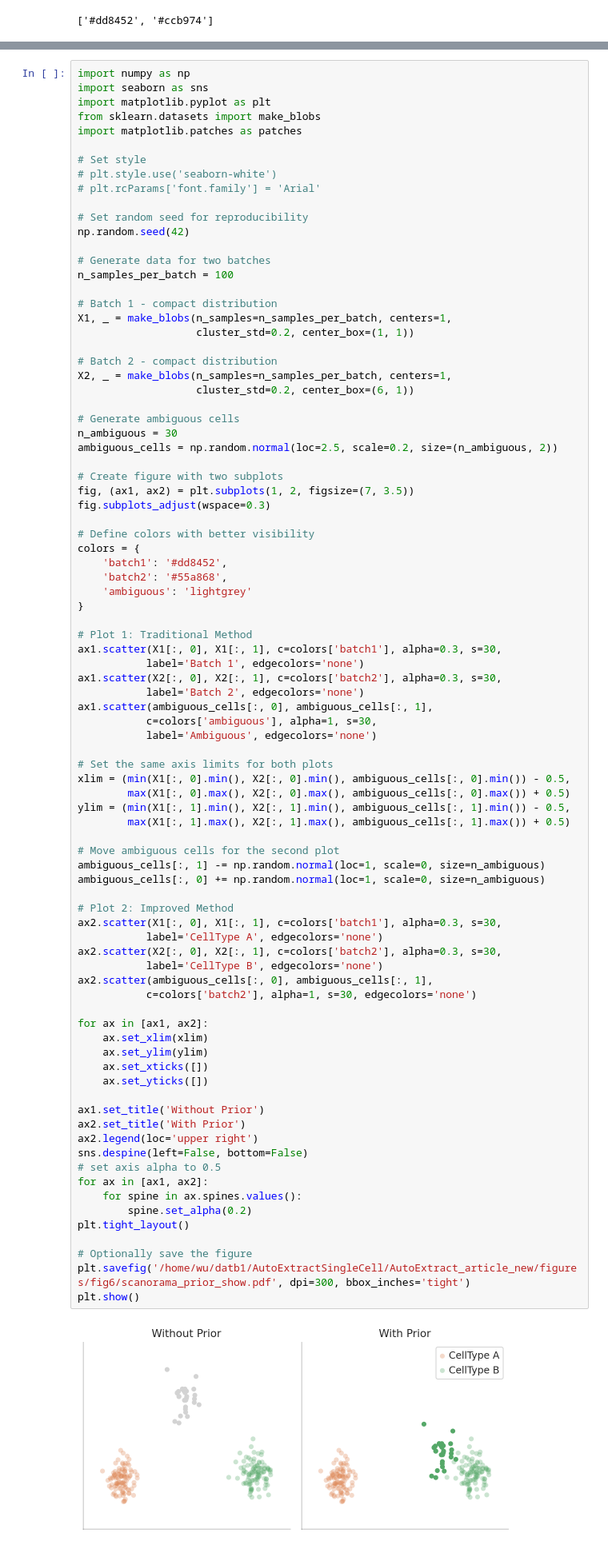
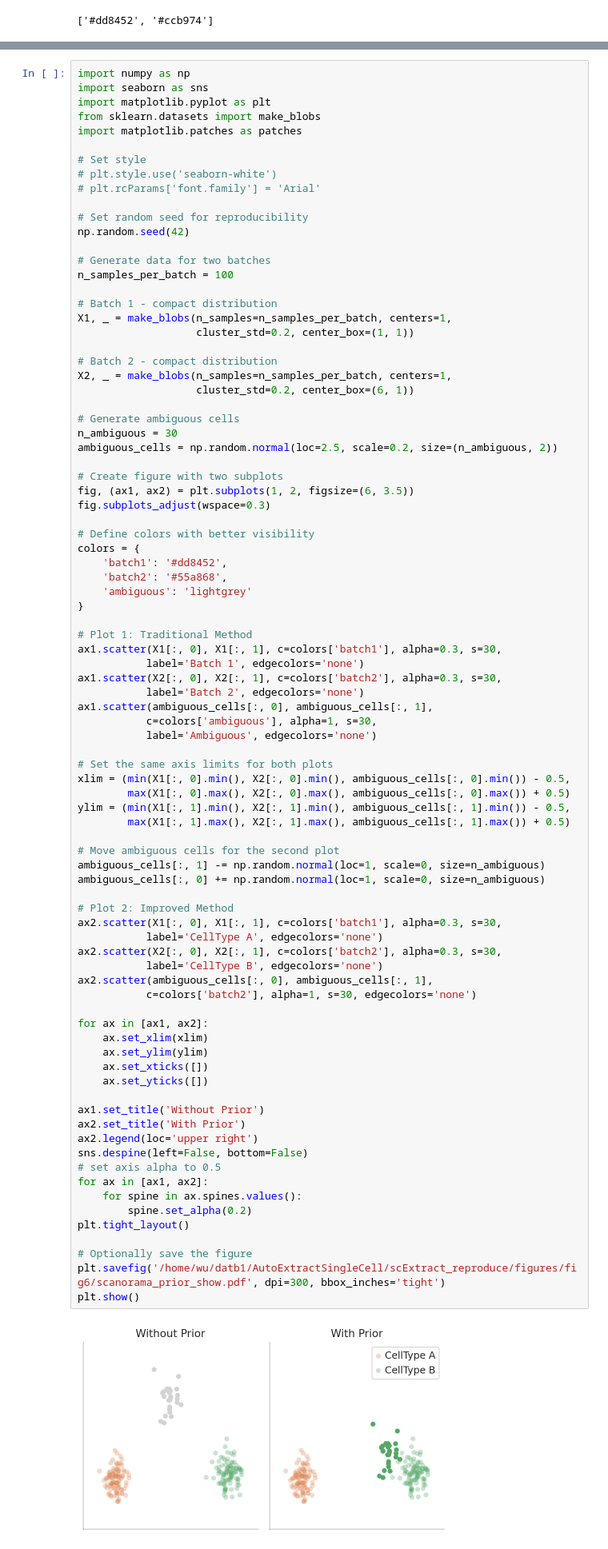
Before and after one commit to yxwucq/scExtract_reproduce, a Jupyter notebook: fig1_model_figure.ipynb, the cells around one changed output, grey strips where cells are left out. Shown at 80% size. Cells and saved outputs as stored; diff of their text form.

```diff
--- a/fig1_model_figure.ipynb
+++ b/fig1_model_figure.ipynb
@@ -76,7 +209,7 @@ n_ambiguous = 30
 ambiguous_cells = np.random.normal(loc=2.5, scale=0.2, size=(n_ambiguous, 2))
 
 # Create figure with two subplots
-fig, (ax1, ax2) = plt.subplots(1, 2, figsize=(7, 3.5))
+fig, (ax1, ax2) = plt.subplots(1, 2, figsize=(6, 3.5))
 fig.subplots_adjust(wspace=0.3)
 
 # Define colors with better visibility
@@ -105,32 +238,32 @@ ylim = (min(X1[:, 1].min(), X2[:, 1].min(), ambiguous_cells[:, 1].min()) - 0.5,
 ambiguous_cells[:, 1] -= np.random.normal(loc=1, scale=0, size=n_ambiguous)
 ambiguous_cells[:, 0] += np.random.normal(loc=1, scale=0, size=n_ambiguous)
 
 # Plot 2: Improved Method
 ax2.scatter(X1[:, 0], X1[:, 1], c=colors['batch1'], alpha=0.3, s=30,
            label='CellType A', edgecolors='none')
 ax2.scatter(X2[:, 0], X2[:, 1], c=colors['batch2'], alpha=0.3, s=30,
            label='CellType B', edgecolors='none')
 ax2.scatter(ambiguous_cells[:, 0], ambiguous_cells[:, 1],
            c=colors['batch2'], alpha=1, s=30, edgecolors='none')
 
 for ax in [ax1, ax2]:
     ax.set_xlim(xlim)
     ax.set_ylim(ylim)
     ax.set_xticks([])
     ax.set_yticks([])
 
 ax1.set_title('Without Prior')
 ax2.set_title('With Prior')
 ax2.legend(loc='upper right')
 sns.despine(left=False, bottom=False)
 # set axis alpha to 0.5
 for ax in [ax1, ax2]:
     for spine in ax.spines.values():
         spine.set_alpha(0.2)
 plt.tight_layout()
 
 # Optionally save the figure
-plt.savefig('/home/wu/datb1/AutoExtractSingleCell/AutoExtract_article_new/figures/fig6/scanorama_prior_show.pdf', dpi=300, bbox_inches='tight')
+plt.savefig('/home/wu/datb1/AutoExtractSingleCell/scExtract_reproduce/figures/fig6/scanorama_prior_show.pdf', dpi=300, bbox_inches='tight')
 plt.show()
 # %% [output]
-[figure, old version]
+[figure, new version]
```
Also changed, not shown: parts of 3 cells of this notebook, 24 other files.
